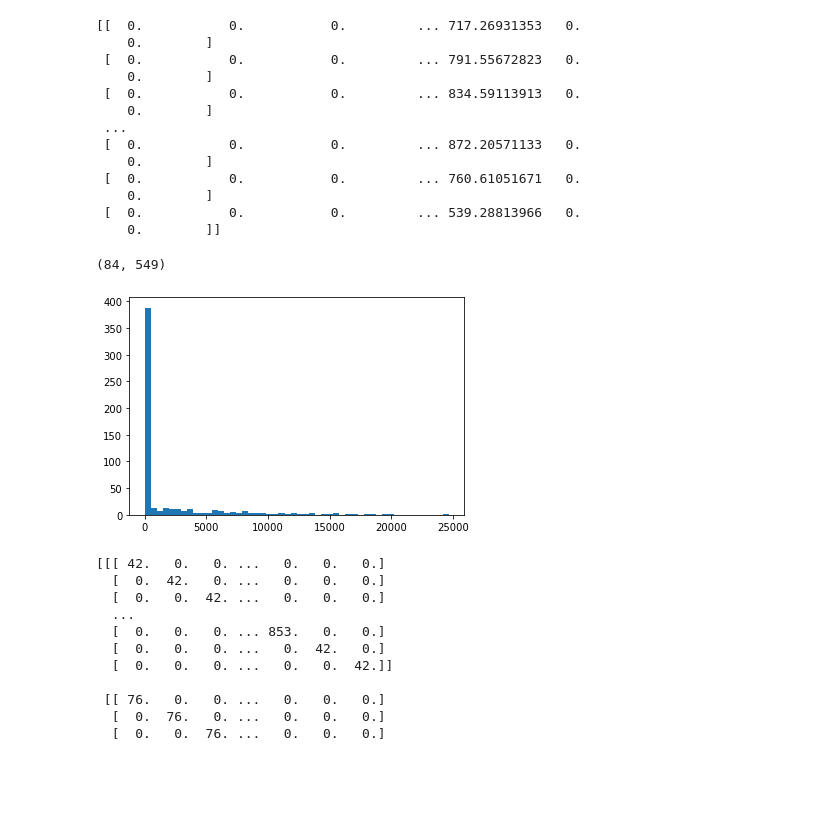
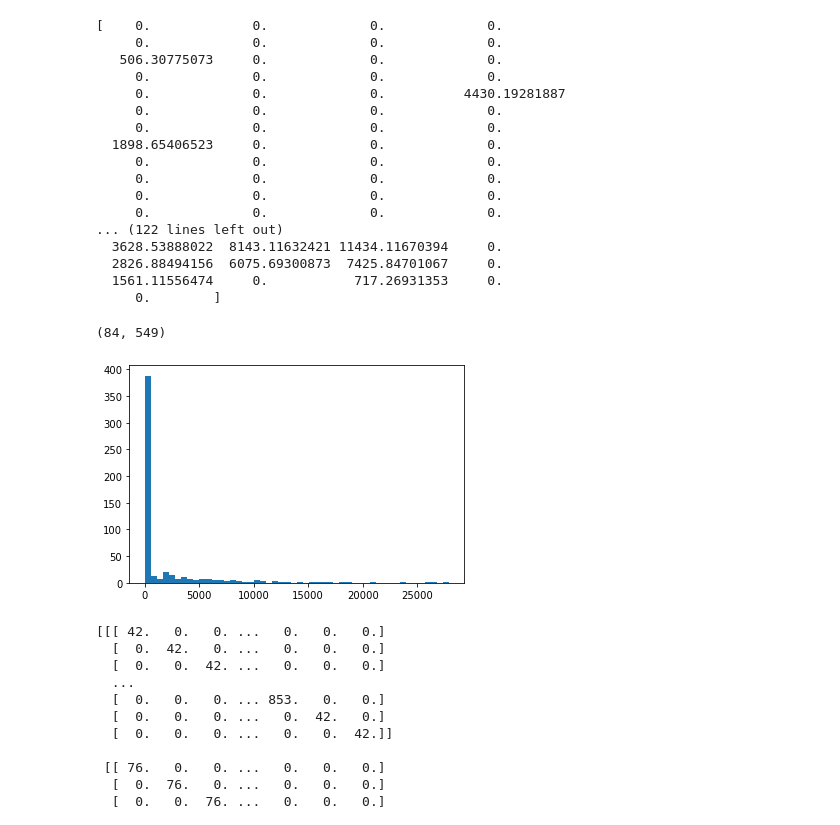
Before and after one commit to bendiknordeng/Epidemiologic-Strategies, a Jupyter notebook: peder/virus script.ipynb, the cells around one changed output. Saved outputs shown, nothing was run; the diff lists cells and outputs as text; code cells hidden in the pictures; blank space fills up the shorter version.

```diff
--- a/peder/virus script.ipynb
+++ b/peder/virus script.ipynb
@@ -6,30 +6,36 @@ import pickle
 pkl_file = open("Data/Yerevan_population.pkl", "rb")
 population = pickle.load(pkl_file)
 pkl_file.close()
-print(population)
+print(population[0])
+#print(population[1])
+#print(population)
 # %% [output]
-[[  0.           0.           0.         ... 717.26931353   0.
-    0.        ]
- [  0.           0.           0.         ... 791.55672823   0.
-    0.        ]
- [  0.           0.           0.         ... 834.59113913   0.
-    0.        ]
- ...
- [  0.           0.           0.         ... 872.20571133   0.
-    0.        ]
- [  0.           0.           0.         ... 760.61051671   0.
-    0.        ]
- [  0.           0.           0.         ... 539.28813966   0.
-    0.        ]]
+[    0.             0.             0.             0.
+     0.             0.             0.             0.
+   506.30775073     0.             0.             0.
+     0.             0.             0.             0.
+     0.             0.             0.          4430.19281887
+     0.             0.             0.             0.
+     0.             0.             0.             0.
+  1898.65406523     0.             0.             0.
+     0.             0.             0.             0.
+     0.             0.             0.             0.
+     0.             0.             0.             0.
+     0.             0.             0.             0.
+... (122 lines left out)
+  3628.53888022  8143.11632421 11434.11670394     0.
+  2826.88494156  6075.69300873  7425.84701067     0.
+  1561.11556474     0.           717.26931353     0.
+     0.        ]
-# %%
-population.shape
-# %% [output]
-(84, 549)
+# %%
+population.shape   # (84, 549) - 84 = (12 (2-hours blocks)*7(weekdays)). 549 => Number of cells
+# %% [output]
+(84, 549)
 # %%
-plt.hist(population[12], bins=50)
+plt.hist(population[4], bins=50)
 plt.show()
 # %% [output]
-[figure, old version]
+[figure, new version]
 # %%
 pkl_file = open("Data/Yerevan_OD_matrices.pkl", "rb")
 OD_matrices = pickle.load(pkl_file)
```
Also changed, not shown: parts of 6 cells of this notebook, 1 other file.
